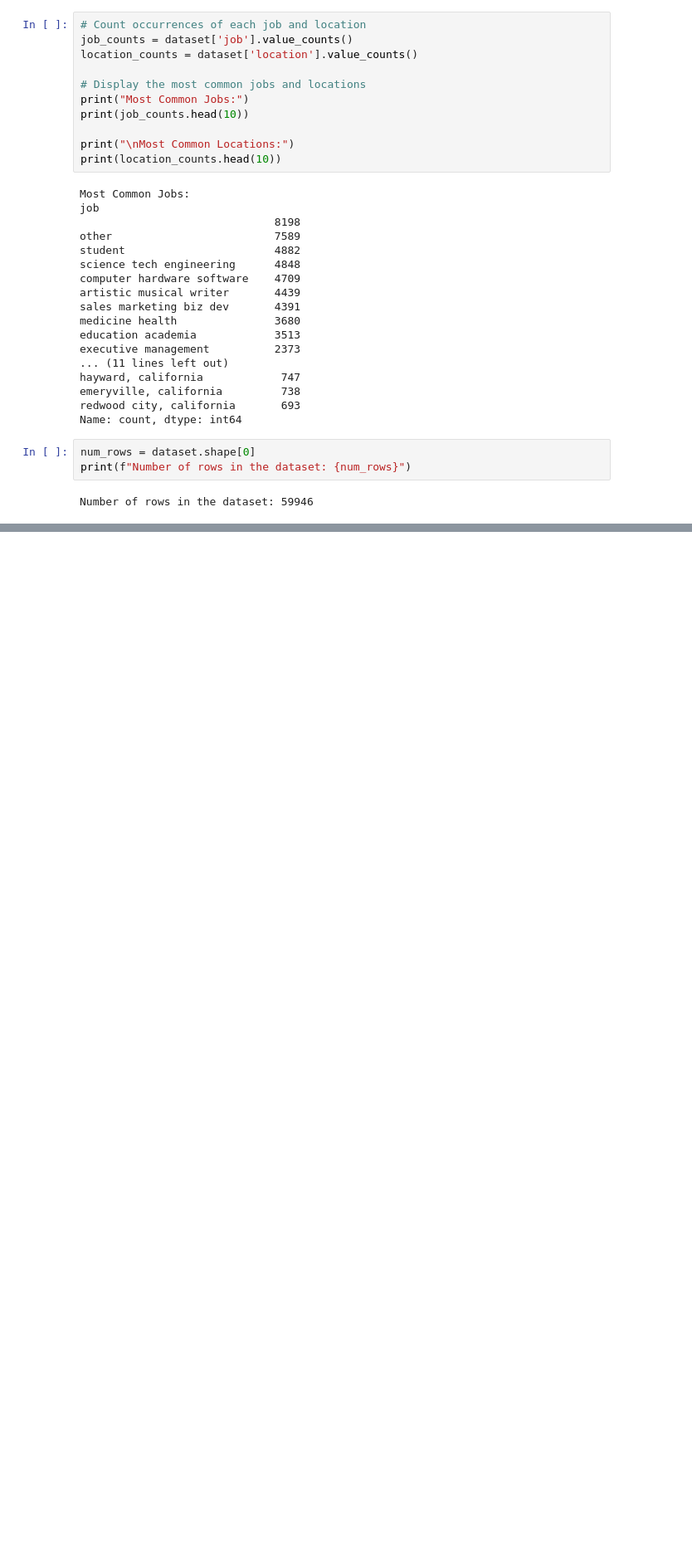
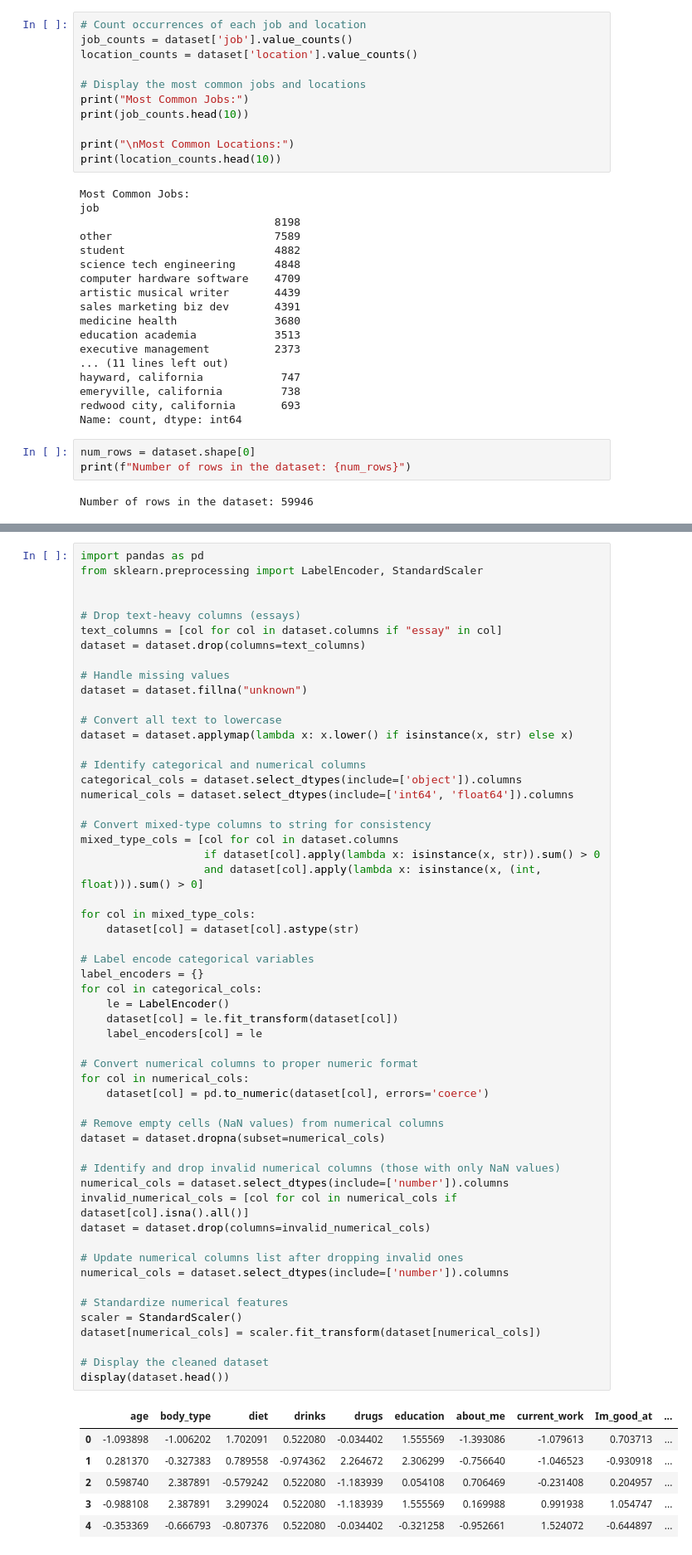
Before and after one commit to Aicoaching2025/Aicoaching2025, a Jupyter notebook: OK_Cupid.ipynb, the cells around one changed output, grey strips where cells are left out. Shown at 83% size. Drawn from its saved outputs; the diff is of its cells as text; blank space fills up the shorter version.

```diff
--- a/OK_Cupid.ipynb
+++ b/OK_Cupid.ipynb
@@ -424,0 +376,62 @@ memory usage: 16.9+ MB
+# %%
+import pandas as pd
+from sklearn.preprocessing import LabelEncoder, StandardScaler
+
+
+# Drop text-heavy columns (essays)
+text_columns = [col for col in dataset.columns if "essay" in col]
+dataset = dataset.drop(columns=text_columns)
+
+# Handle missing values
+dataset = dataset.fillna("unknown")
+
+# Convert all text to lowercase
+dataset = dataset.applymap(lambda x: x.lower() if isinstance(x, str) else x)
+
+# Identify categorical and numerical columns
+categorical_cols = dataset.select_dtypes(include=['object']).columns
+numerical_cols = dataset.select_dtypes(include=['int64', 'float64']).columns
+
+# Convert mixed-type columns to string for consistency
+mixed_type_cols = [col for col in dataset.columns
+                   if dataset[col].apply(lambda x: isinstance(x, str)).sum() > 0
+                   and dataset[col].apply(lambda x: isinstance(x, (int, float))).sum() > 0]
+
+for col in mixed_type_cols:
+    dataset[col] = dataset[col].astype(str)
+
+# Label encode categorical variables
+label_encoders = {}
+for col in categorical_cols:
+    le = LabelEncoder()
+    dataset[col] = le.fit_transform(dataset[col])
+    label_encoders[col] = le
+
+# Convert numerical columns to proper numeric format
+for col in numerical_cols:
+    dataset[col] = pd.to_numeric(dataset[col], errors='coerce')
+
+# Remove empty cells (NaN values) from numerical columns
+dataset = dataset.dropna(subset=numerical_cols)
+
+# Identify and drop invalid numerical columns (those with only NaN values)
+numerical_cols = dataset.select_dtypes(include=['number']).columns
+invalid_numerical_cols = [col for col in numerical_cols if dataset[col].isna().all()]
+dataset = dataset.drop(columns=invalid_numerical_cols)
+
+# Update numerical columns list after dropping invalid ones
+numerical_cols = dataset.select_dtypes(include=['number']).columns
+
+# Standardize numerical features
+scaler = StandardScaler()
+dataset[numerical_cols] = scaler.fit_transform(dataset[numerical_cols])
+
+# Display the cleaned dataset
+display(dataset.head())
+# %% [output]
+|  | age | body_type | diet | drinks | drugs | education | about_me | current_work | Im_good_at | ... |
+| 0 | -1.093898 | -1.006202 | 1.702091 | 0.522080 | -0.034402 | 1.555569 | -1.393086 | -1.079613 | 0.703713 | ... |
+| 1 | 0.281370 | -0.327383 | 0.789558 | -0.974362 | 2.264672 | 2.306299 | -0.756640 | -1.046523 | -0.930918 | ... |
+| 2 | 0.598740 | 2.387891 | -0.579242 | 0.522080 | -1.183939 | 0.054108 | 0.706469 | -0.231408 | 0.204957 | ... |
+| 3 | -0.988108 | 2.387891 | 3.299024 | 0.522080 | -1.183939 | 1.555569 | 0.169988 | 0.991938 | 1.054747 | ... |
+| 4 | -0.353369 | -0.666793 | -0.807376 | 0.522080 | -0.034402 | -0.321258 | -0.952661 | 1.524072 | -0.644897 | ... |
```
Also changed, not shown: parts of 24 cells of this notebook.
